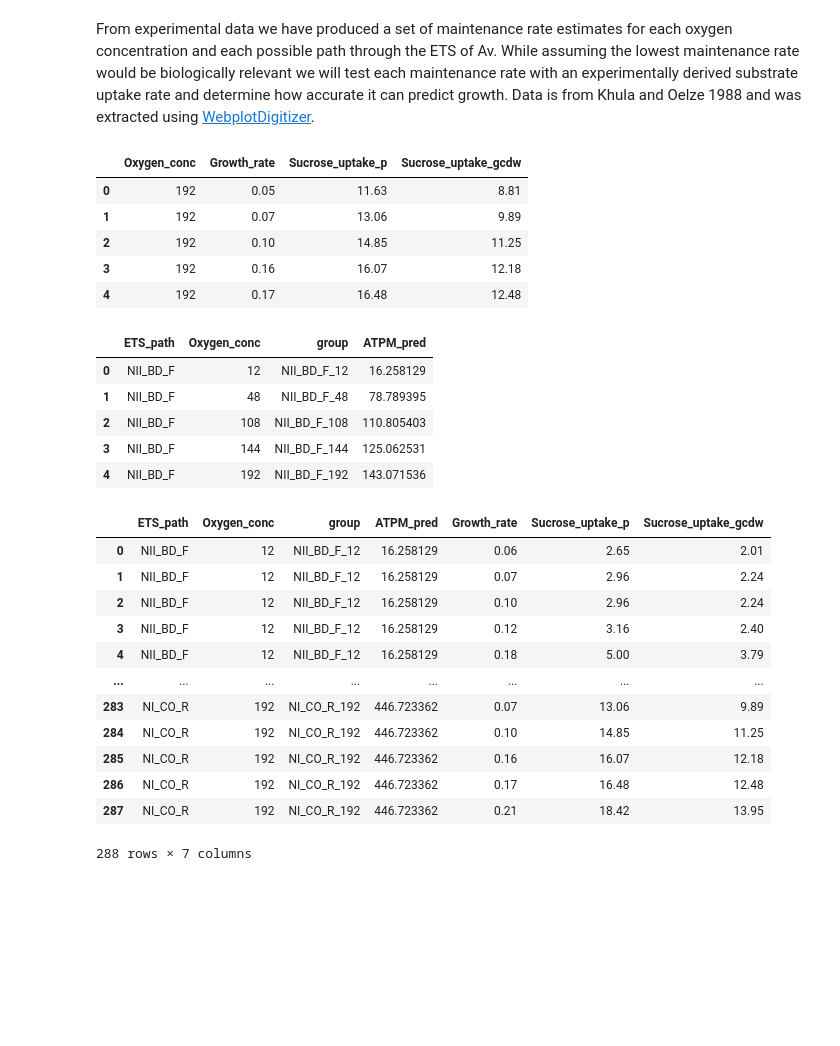
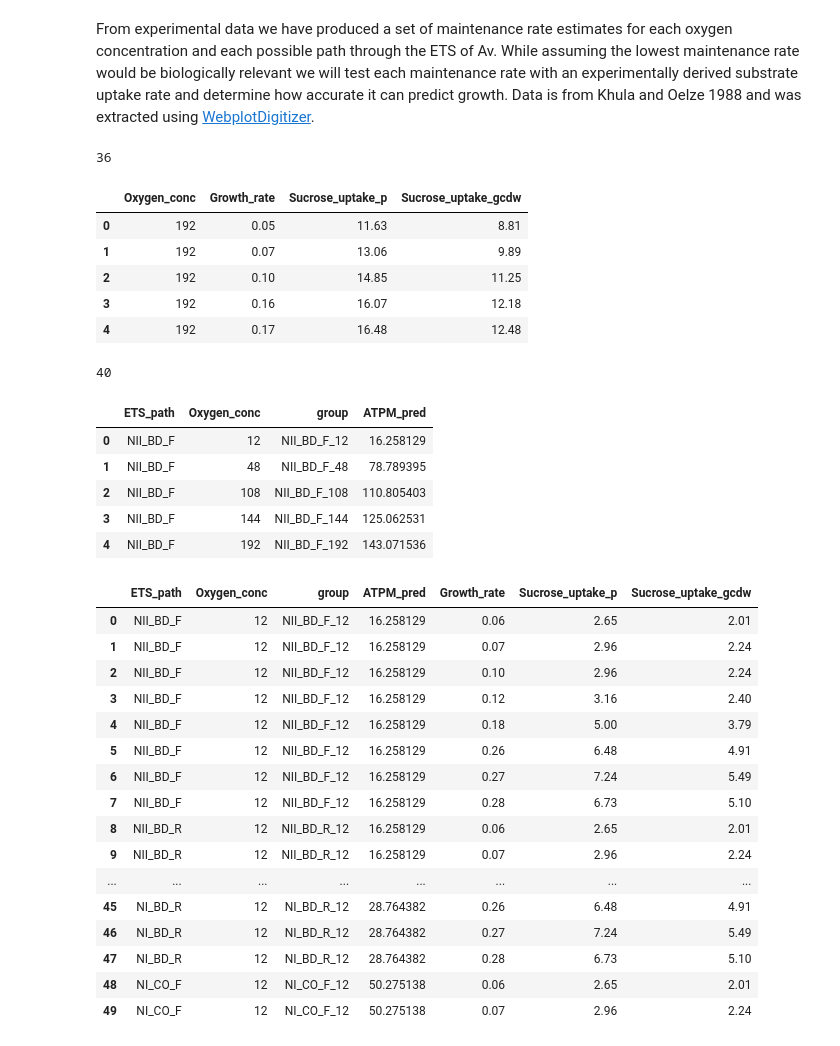
Before and after one commit to alexander-alleman/Azotobactervinelandii_metabolicmodel, a Jupyter notebook: Notebooks/ATPM_compare.ipynb, the cells around one changed output. Saved outputs shown, nothing was run; the diff lists cells and outputs as text; code cells hidden in the pictures; blank space fills up the shorter version.

Commit message:
atpm compare

```diff
--- a/Notebooks/ATPM_compare.ipynb
+++ b/Notebooks/ATPM_compare.ipynb
@@ -18,8 +19,10 @@ from cobra.io import save_json_model
 #Load data from Fig 4 of Khula and Oelze
 
 Fig4_data = pd.read_csv("../Data/Experimental_Data/Khula_Oelze_1988_Figure_4.csv")
+print(len(Fig4_data))
 Fig4_data.head()
 # %% [output]
+36
 |  | Oxygen_conc | Growth_rate | Sucrose_uptake_p | Sucrose_uptake_gcdw |
 | 0 | 192 | 0.05 | 11.63 | 8.81 |
 | 1 | 192 | 0.07 | 13.06 | 9.89 |
@@ -30,8 +33,10 @@ Fig4_data.head()
 #load ATPM predictions
 ATPM_pred = pd.read_csv("../Data/Maintenance_rates/Maintenance_rates_pred.csv", index_col=0)
 ATPM_pred.rename({'O2_concentration': 'Oxygen_conc', 'ATPM_bound_value': 'ATPM_pred'}, axis=1, inplace=True)
+print(len(ATPM_pred))
 ATPM_pred.head()
 # %% [output]
+40
 |  | ETS_path | Oxygen_conc | group | ATPM_pred |
 | 0 | NII_BD_F | 12 | NII_BD_F_12 | 16.258129 |
 | 1 | NII_BD_F | 48 | NII_BD_F_48 | 78.789395 |
@@ -41,23 +46,27 @@ ATPM_pred.head()
 # %%
 #Merge ATPM predictions and experimental data
 
 ATPM_pred_merge = pd.merge(left=ATPM_pred, right=Fig4_data, left_on='Oxygen_conc', right_on='Oxygen_conc')
 ATPM_pred_merge.to_csv("../Data/Maintenance_rates/ATPM_pred_merge.csv")
-ATPM_pred_merge
+ATPM_pred_merge.head(50)
 # %% [output]
 |  | ETS_path | Oxygen_conc | group | ATPM_pred | Growth_rate | Sucrose_uptake_p | Sucrose_uptake_gcdw |
 | 0 | NII_BD_F | 12 | NII_BD_F_12 | 16.258129 | 0.06 | 2.65 | 2.01 |
 | 1 | NII_BD_F | 12 | NII_BD_F_12 | 16.258129 | 0.07 | 2.96 | 2.24 |
 | 2 | NII_BD_F | 12 | NII_BD_F_12 | 16.258129 | 0.10 | 2.96 | 2.24 |
 | 3 | NII_BD_F | 12 | NII_BD_F_12 | 16.258129 | 0.12 | 3.16 | 2.40 |
 | 4 | NII_BD_F | 12 | NII_BD_F_12 | 16.258129 | 0.18 | 5.00 | 3.79 |
+| 5 | NII_BD_F | 12 | NII_BD_F_12 | 16.258129 | 0.26 | 6.48 | 4.91 |
+| 6 | NII_BD_F | 12 | NII_BD_F_12 | 16.258129 | 0.27 | 7.24 | 5.49 |
+| 7 | NII_BD_F | 12 | NII_BD_F_12 | 16.258129 | 0.28 | 6.73 | 5.10 |
+| 8 | NII_BD_R | 12 | NII_BD_R_12 | 16.258129 | 0.06 | 2.65 | 2.01 |
+| 9 | NII_BD_R | 12 | NII_BD_R_12 | 16.258129 | 0.07 | 2.96 | 2.24 |
 | ... | ... | ... | ... | ... | ... | ... | ... |
-| 283 | NI_CO_R | 192 | NI_CO_R_192 | 446.723362 | 0.07 | 13.06 | 9.89 |
-| 284 | NI_CO_R | 192 | NI_CO_R_192 | 446.723362 | 0.10 | 14.85 | 11.25 |
-| 285 | NI_CO_R | 192 | NI_CO_R_192 | 446.723362 | 0.16 | 16.07 | 12.18 |
-| 286 | NI_CO_R | 192 | NI_CO_R_192 | 446.723362 | 0.17 | 16.48 | 12.48 |
-| 287 | NI_CO_R | 192 | NI_CO_R_192 | 446.723362 | 0.21 | 18.42 | 13.95 |
+| 45 | NI_BD_R | 12 | NI_BD_R_12 | 28.764382 | 0.26 | 6.48 | 4.91 |
+| 46 | NI_BD_R | 12 | NI_BD_R_12 | 28.764382 | 0.27 | 7.24 | 5.49 |
+| 47 | NI_BD_R | 12 | NI_BD_R_12 | 28.764382 | 0.28 | 6.73 | 5.10 |
+| 48 | NI_CO_F | 12 | NI_CO_F_12 | 50.275138 | 0.06 | 2.65 | 2.01 |
+| 49 | NI_CO_F | 12 | NI_CO_F_12 | 50.275138 | 0.07 | 2.96 | 2.24 |
-288 rows × 7 columns
 # %%
 #reaction ids not in pathway then "name" of pathway
 NII_BD_F = ["NADH6", "CYOO2pp", "RNF", "NII_BD_F"]
```
Also changed, not shown: parts of 7 cells of this notebook, 1 other file.
